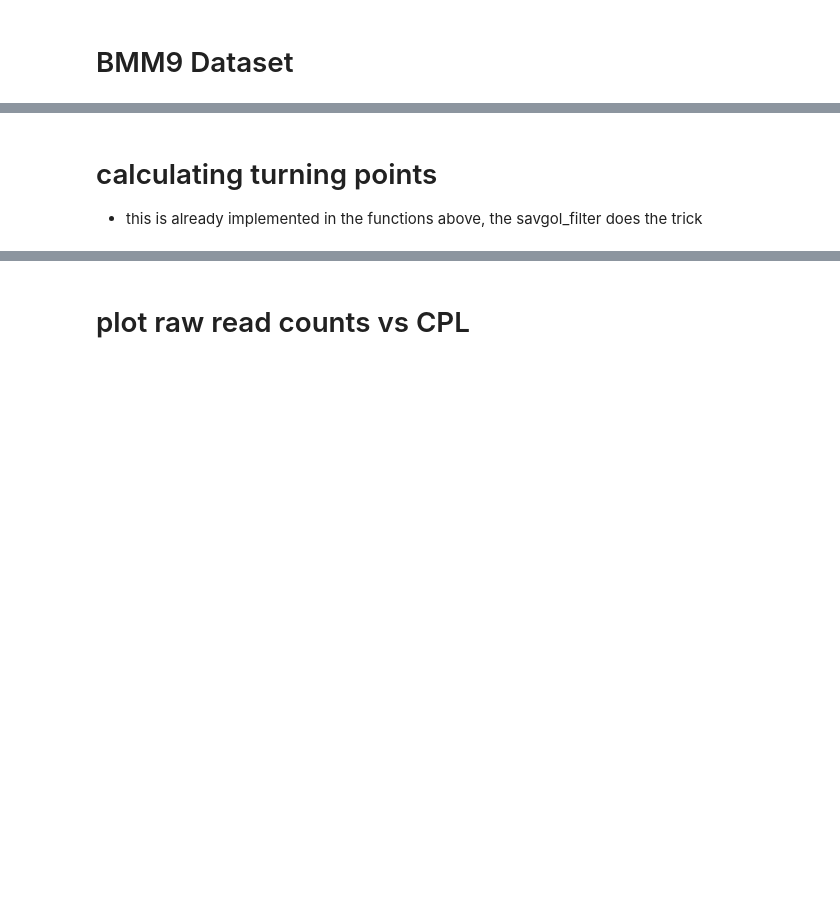
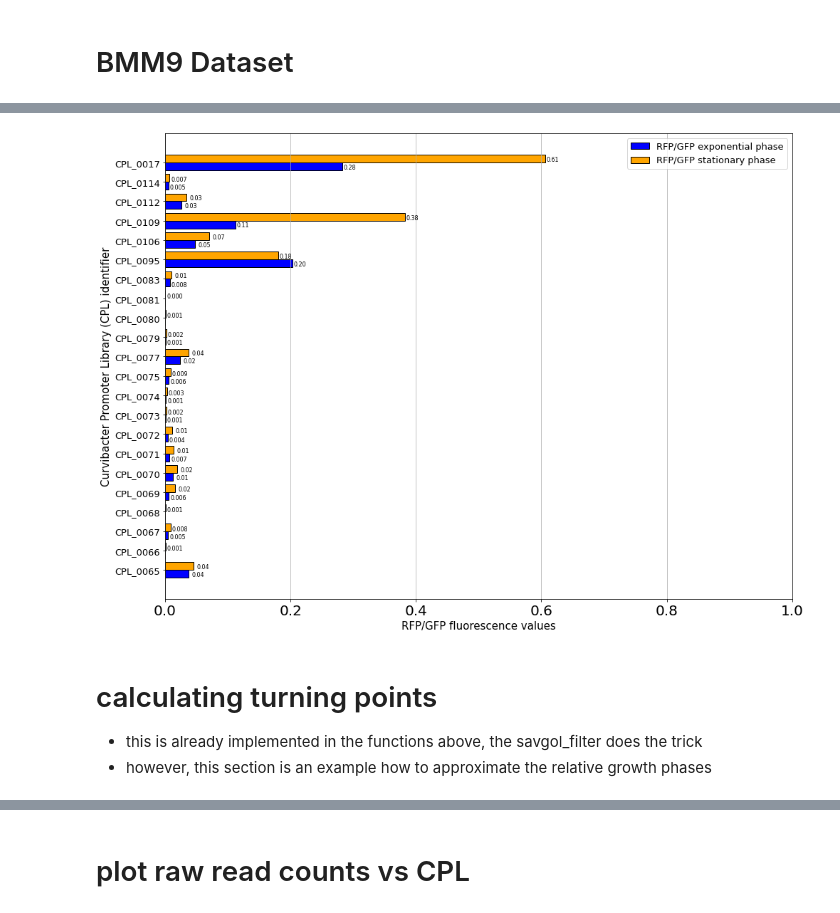
Before and after one commit to Kanomble/curvibacter_promotor_studies, a Jupyter notebook: scripts/promotor_project_curvibacter.ipynb, the cells around one changed output, grey strips where cells are left out. Cells and saved outputs as stored; diff of their text form; code cells hidden in the pictures; blank space fills up the shorter version.

```diff
--- a/scripts/promotor_project_curvibacter.ipynb
+++ b/scripts/promotor_project_curvibacter.ipynb
@@ -1341,11 +1351,21 @@ content, min_val, max_val, exp_phase, stat_phase = plot_corrected_bmm9_content(d
 df1 = pd.read_csv(data_path + "bmm9_30degree/csv/co2rep1.csv", skiprows=10, delimiter=";")
 # %%
 save_path = result_path + "bmm9_30degree_cohorte2/replicates1/"
+
+if isdir(result_path + "bmm9_30degree_cohorte2/") == False:
+    mkdir(result_path + "bmm9_30degree_cohorte2/")
+
+if isdir(save_path) == False:
+    mkdir(save_path)
+
 content, min_val, max_val, exp_phase, stat_phase = plot_content(df1, save_path)
+# %% [output]
+[figure, added]
 # %% [markdown]
 # calculating turning points
 
 - this is already implemented in the functions above, the savgol_filter does the trick
+- however, this section is an example how to approximate the relative growth phases
 # %%
 df1 = pd.read_csv(data_path + "r2aplus_30degree/csv/cohort1rep1_reconstituted.csv", delimiter="\t")
 df2 = pd.read_csv(data_path + "r2aplus_30degree/csv/co1rep2.csv",skiprows=11, delimiter=";")
```
Also changed, not shown: parts of 35 cells of this notebook, 2 other files.
